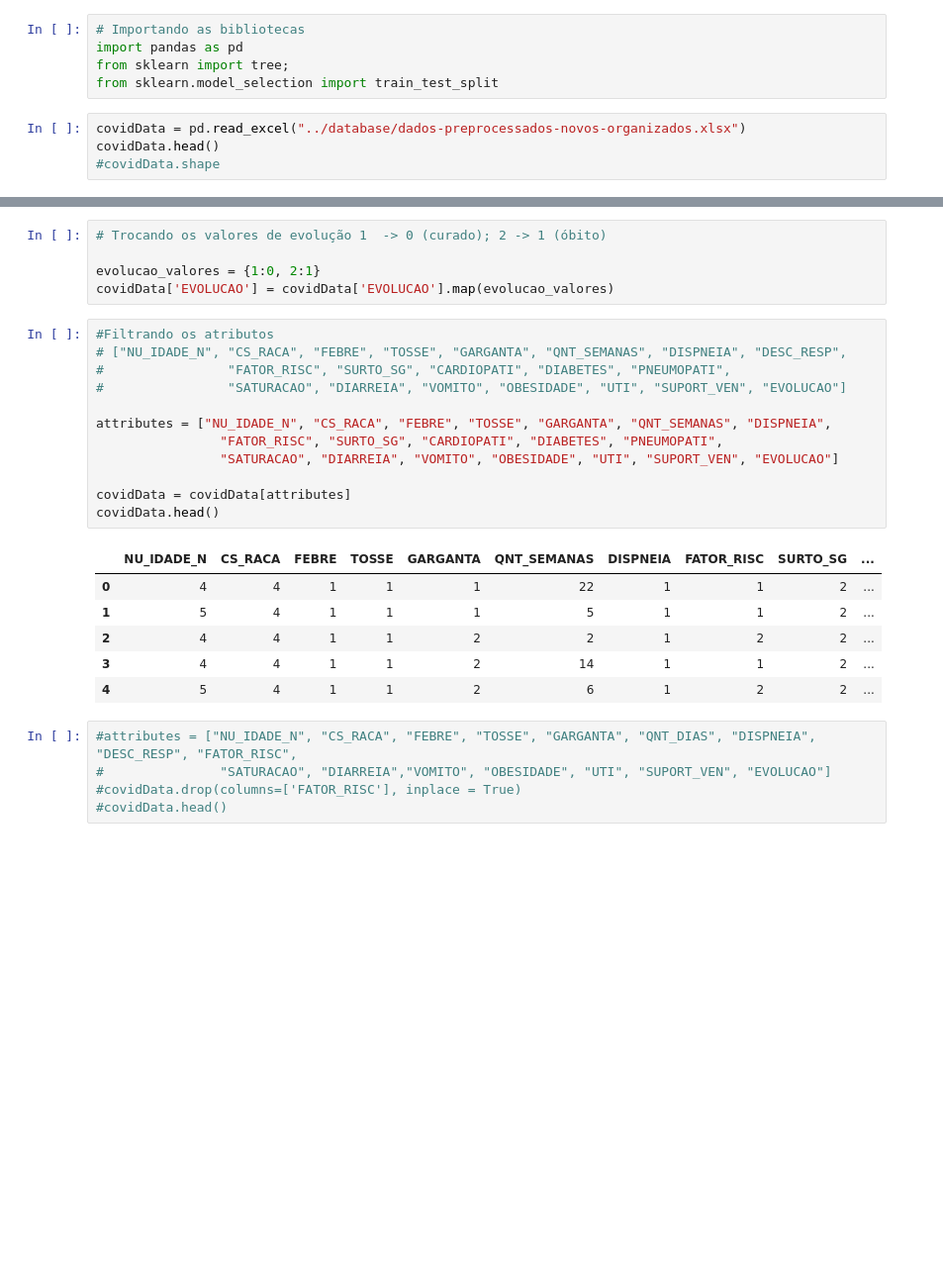
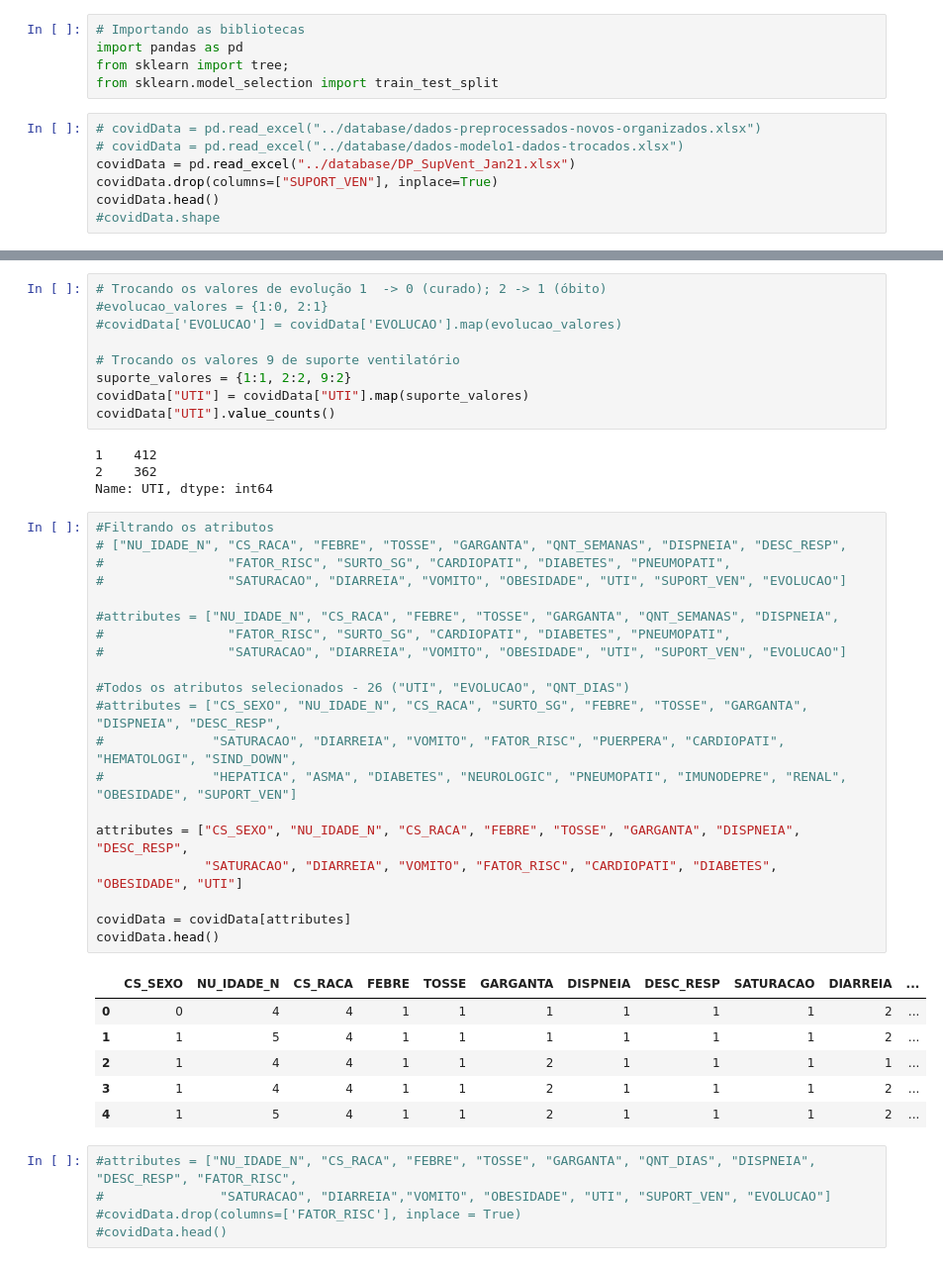
Before and after one commit to WallaceHolanda/covid_mortality_risk_prediction, a Jupyter notebook: notebook/TestandoModelos.ipynb, the cells around one changed output, grey strips where cells are left out. Shown at 99% size. Saved outputs shown, nothing was run; the diff lists cells and outputs as text; blank space fills up the shorter version.

```diff
--- a/notebook/TestandoModelos.ipynb
+++ b/notebook/TestandoModelos.ipynb
@@ -4,7 +4,10 @@ import pandas as pd
 from sklearn import tree;
 from sklearn.model_selection import train_test_split
 # %%
-covidData = pd.read_excel("../database/dados-preprocessados-novos-organizados.xlsx")
+# covidData = pd.read_excel("../database/dados-preprocessados-novos-organizados.xlsx")
+# covidData = pd.read_excel("../database/dados-modelo1-dados-trocados.xlsx")
+covidData = pd.read_excel("../database/DP_SupVent_Jan21.xlsx")
+covidData.drop(columns=["SUPORT_VEN"], inplace=True)
 covidData.head()
 #covidData.shape
 # %% [output]
@@ -18,27 +21,43 @@ covidData.head()
 # %%
 # Trocando os valores de evolução 1  -> 0 (curado); 2 -> 1 (óbito)
+#evolucao_valores = {1:0, 2:1}
+#covidData['EVOLUCAO'] = covidData['EVOLUCAO'].map(evolucao_valores)
 
-evolucao_valores = {1:0, 2:1}
-covidData['EVOLUCAO'] = covidData['EVOLUCAO'].map(evolucao_valores)
+# Trocando os valores 9 de suporte ventilatório
+suporte_valores = {1:1, 2:2, 9:2}
+covidData["UTI"] = covidData["UTI"].map(suporte_valores)
+covidData["UTI"].value_counts()
+# %% [output]
+1    412
+2    362
+Name: UTI, dtype: int64
 # %%
 #Filtrando os atributos
 # ["NU_IDADE_N", "CS_RACA", "FEBRE", "TOSSE", "GARGANTA", "QNT_SEMANAS", "DISPNEIA", "DESC_RESP",
 #                "FATOR_RISC", "SURTO_SG", "CARDIOPATI", "DIABETES", "PNEUMOPATI",
 #                "SATURACAO", "DIARREIA", "VOMITO", "OBESIDADE", "UTI", "SUPORT_VEN", "EVOLUCAO"]
 
-attributes = ["NU_IDADE_N", "CS_RACA", "FEBRE", "TOSSE", "GARGANTA", "QNT_SEMANAS", "DISPNEIA",
-                "FATOR_RISC", "SURTO_SG", "CARDIOPATI", "DIABETES", "PNEUMOPATI",
-                "SATURACAO", "DIARREIA", "VOMITO", "OBESIDADE", "UTI", "SUPORT_VEN", "EVOLUCAO"]
+#attributes = ["NU_IDADE_N", "CS_RACA", "FEBRE", "TOSSE", "GARGANTA", "QNT_SEMANAS", "DISPNEIA",
+#                "FATOR_RISC", "SURTO_SG", "CARDIOPATI", "DIABETES", "PNEUMOPATI",
+#                "SATURACAO", "DIARREIA", "VOMITO", "OBESIDADE", "UTI", "SUPORT_VEN", "EVOLUCAO"]
+
+#Todos os atributos selecionados - 26 ("UTI", "EVOLUCAO", "QNT_DIAS")
+#attributes = ["CS_SEXO", "NU_IDADE_N", "CS_RACA", "SURTO_SG", "FEBRE", "TOSSE", "GARGANTA", "DISPNEIA", "DESC_RESP",
+#              "SATURACAO", "DIARREIA", "VOMITO", "FATOR_RISC", "PUERPERA", "CARDIOPATI", "HEMATOLOGI", "SIND_DOWN",
+#              "HEPATICA", "ASMA", "DIABETES", "NEUROLOGIC", "PNEUMOPATI", "IMUNODEPRE", "RENAL", "OBESIDADE", "SUPORT_VEN"]
+
+attributes = ["CS_SEXO", "NU_IDADE_N", "CS_RACA", "FEBRE", "TOSSE", "GARGANTA", "DISPNEIA", "DESC_RESP",
+              "SATURACAO", "DIARREIA", "VOMITO", "FATOR_RISC", "CARDIOPATI", "DIABETES", "OBESIDADE", "UTI"]
 
 covidData = covidData[attributes]
 covidData.head()
 # %% [output]
-|  | NU_IDADE_N | CS_RACA | FEBRE | TOSSE | GARGANTA | QNT_SEMANAS | DISPNEIA | FATOR_RISC | SURTO_SG | ... |
-| 0 | 4 | 4 | 1 | 1 | 1 | 22 | 1 | 1 | 2 | ... |
-| 1 | 5 | 4 | 1 | 1 | 1 | 5 | 1 | 1 | 2 | ... |
-| 2 | 4 | 4 | 1 | 1 | 2 | 2 | 1 | 2 | 2 | ... |
-| 3 | 4 | 4 | 1 | 1 | 2 | 14 | 1 | 1 | 2 | ... |
-| 4 | 5 | 4 | 1 | 1 | 2 | 6 | 1 | 2 | 2 | ... |
+|  | CS_SEXO | NU_IDADE_N | CS_RACA | FEBRE | TOSSE | GARGANTA | DISPNEIA | DESC_RESP | SATURACAO | DIARREIA | ... |
+| 0 | 0 | 4 | 4 | 1 | 1 | 1 | 1 | 1 | 1 | 2 | ... |
+| 1 | 1 | 5 | 4 | 1 | 1 | 1 | 1 | 1 | 1 | 2 | ... |
+| 2 | 1 | 4 | 4 | 1 | 1 | 2 | 1 | 1 | 1 | 1 | ... |
+| 3 | 1 | 4 | 4 | 1 | 1 | 2 | 1 | 1 | 1 | 2 | ... |
+| 4 | 1 | 5 | 4 | 1 | 1 | 2 | 1 | 1 | 1 | 2 | ... |
 # %%
 #attributes = ["NU_IDADE_N", "CS_RACA", "FEBRE", "TOSSE", "GARGANTA", "QNT_DIAS", "DISPNEIA", "DESC_RESP", "FATOR_RISC",
 #               "SATURACAO", "DIARREIA","VOMITO", "OBESIDADE", "UTI", "SUPORT_VEN", "EVOLUCAO"]
```
Also changed, not shown: parts of 23 cells of this notebook, 8 other files.
